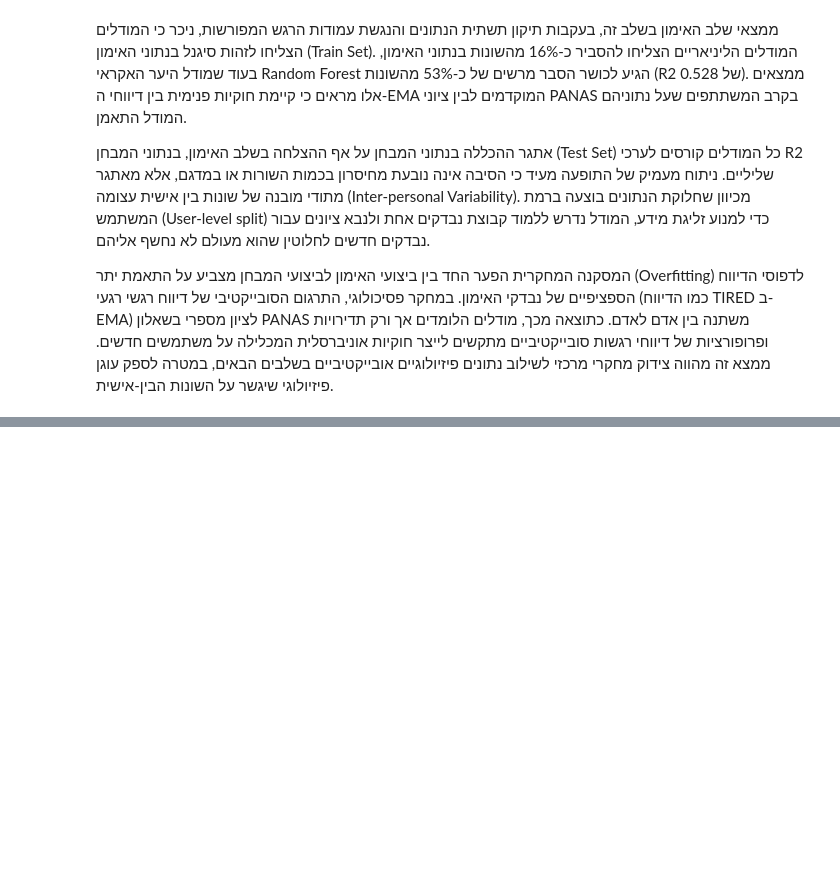
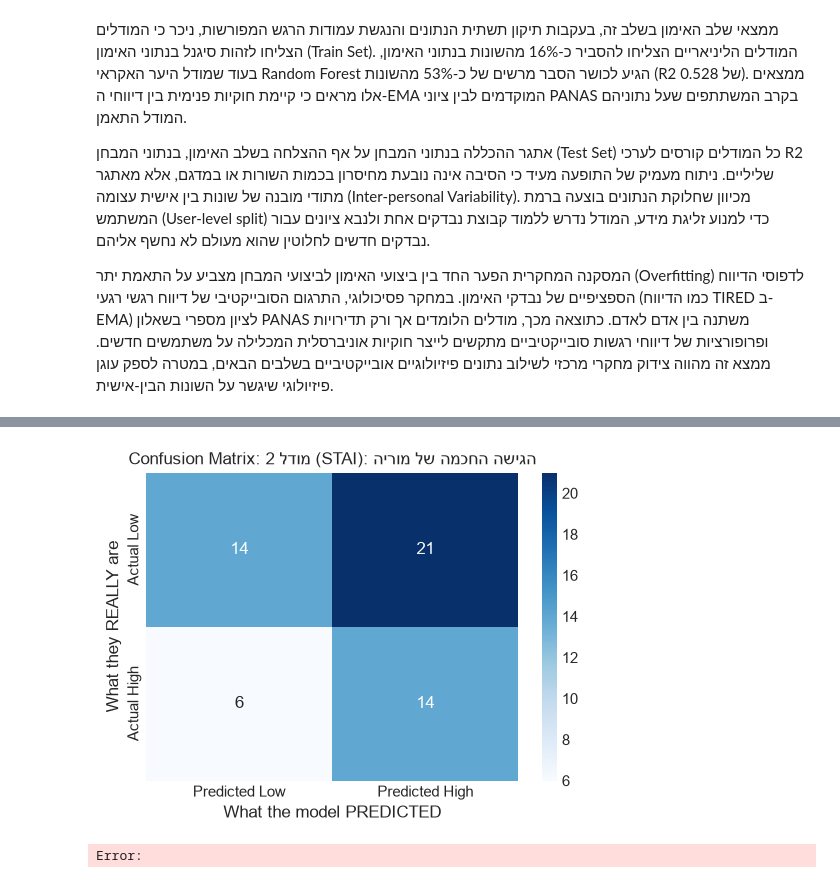
Before and after one commit to MoriahTDaniel/lifesnaps_project, a Jupyter notebook: notebooks/03_panas_like_model.ipynb, the cells around one changed output, grey strips where cells are left out. Cells and saved outputs as stored; diff of their text form; code cells hidden in the pictures; blank space fills up the shorter version.

```diff
--- a/notebooks/03_panas_like_model.ipynb
+++ b/notebooks/03_panas_like_model.ipynb
@@ -1160,0 +1224,20 @@ plt.show()
+# %%
+import pandas as pd
+
+# 1. מציאת החציון (הנקודה שחוצה את המדגם לחצי)
+median_score = stai_df['stai_stress'].median()
+print(f"החציון של המדגם שלנו הוא: {median_score}\n")
+
+# 2. יצירת עמודת מטרה חדשה לפי החציון
+stai_df['anxiety_level_median'] = stai_df['stai_stress'].apply(
+    lambda x: 'High Anxiety (>= Median)' if x >= median_score else 'Low Anxiety (< Median)'
+)
+
+# 3. בדיקת כמות המשתמשים השונים בכל קבוצה עכשיו
+summary_median_df = stai_df.groupby('anxiety_level_median').agg(
+    total_questionnaires=('stai_stress', 'count'),
+    unique_users=('user_id', 'nunique')
+).reset_index()
+
+# 4. הצגת התוצאה המאוזנת
+display(summary_median_df)
@@ -1160,0 +1524,58 @@ plt.show()
+# %%
+import pandas as pd
+import numpy as np
+from sklearn.model_selection import GroupShuffleSplit
+from sklearn.preprocessing import StandardScaler
+from sklearn.linear_model import LogisticRegression
+from sklearn.metrics import classification_report, confusion_matrix
+import seaborn as sns
+import matplotlib.pyplot as plt
+from IPython.display import display
+
+def run_logistic_classification_with_matrix(df, feature_cols, model_name, target_col='stai_stress', group_col='user_id'):
+    print(f"==================================================")
+    print(f"🚀 מתחיל אימון עבור: {model_name}")
+    print(f"==================================================")
+
+    df_clean = df.dropna(subset=feature_cols + [target_col]).copy()
+    threshold = df_clean[target_col].median()
+    df_clean['target_binary'] = (df_clean[target_col] >= threshold).astype(int)
+
+    gss = GroupShuffleSplit(n_splits=1, test_size=0.2, random_state=42)
+    train_idx, test_idx = next(gss.split(df_clean, groups=df_clean[group_col]))
+
+    train_data, test_data = df_clean.iloc[train_idx], df_clean.iloc[test_idx]
+    X_train, y_train = train_data[feature_cols], train_data['target_binary']
+    X_test, y_test = test_data[feature_cols], test_data['target_binary']
+
+    scaler = StandardScaler()
+    X_train_scaled = scaler.fit_transform(X_train)
+    X_test_scaled = scaler.transform(X_test)
+
+    model = LogisticRegression(class_weight='balanced', random_state=42)
+    model.fit(X_train_scaled, y_train)
+    y_pred = model.predict(X_test_scaled)
+
+    print(f"\n📊 תוצאות המודל על נבדקים חדשים (Test Set):")
+    print(classification_report(y_test, y_pred, target_names=[f'Low (<{threshold})', f'High (>={threshold})']))
+
+    # --- תוספת חדשה: ציור מטריצת הבלבול ---
+    cm = confusion_matrix(y_test, y_pred)
+    plt.figure(figsize=(6, 4))
+    sns.heatmap(cm, annot=True, fmt='d', cmap='Blues',
+                xticklabels=['Predicted Low', 'Predicted High'],
+                yticklabels=['Actual Low', 'Actual High'])
+    plt.title(f"Confusion Matrix: {model_name}", fontsize=12)
+    plt.ylabel('What they REALLY are')
+    plt.xlabel('What the model PREDICTED')
+    plt.show()
+    # --------------------------------------
+
+# נריץ רק את המודל של מוריה (דעיכה) כדי לראות את המטריצה:
+run_logistic_classification_with_matrix(
+    df=decay_with_stai,
+    feature_cols=advanced_features,
+    model_name="מודל 2 (STAI): הגישה החכמה של מוריה",
+    target_col='stai_stress'
+)
+# %% [output]
@@ -1160,0 +1595,2 @@ plt.show()
+[figure, added]
+Error:
```
Also changed, not shown: parts of 19 cells of this notebook.
